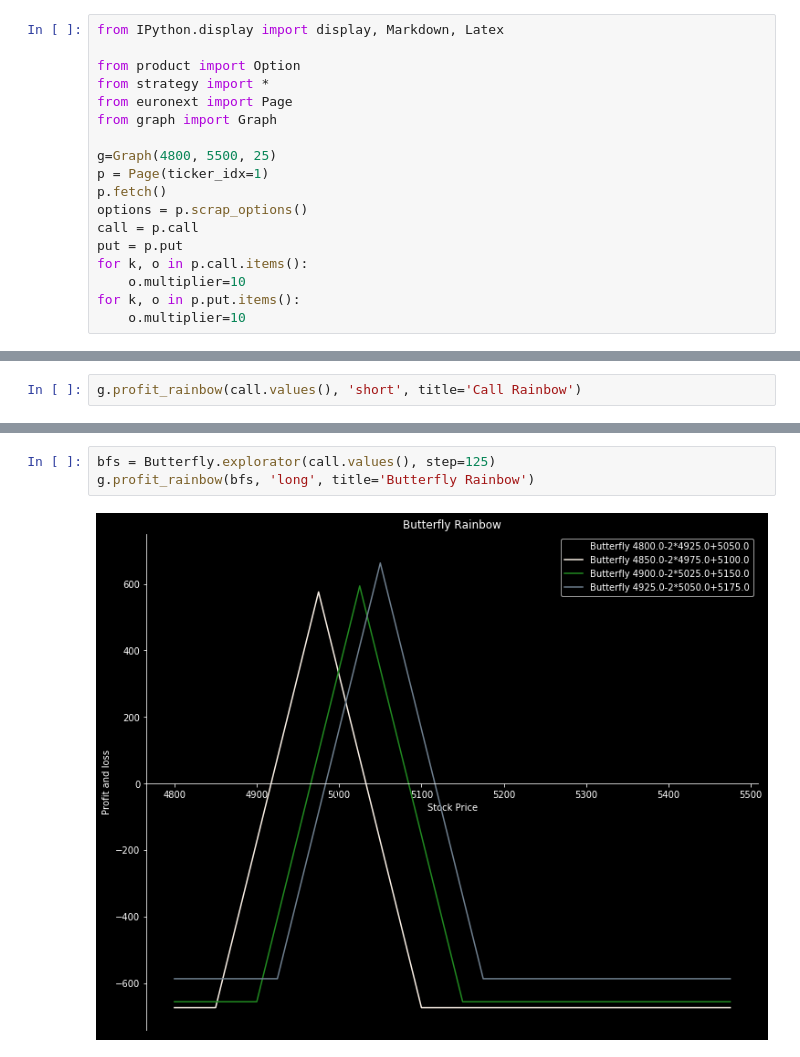
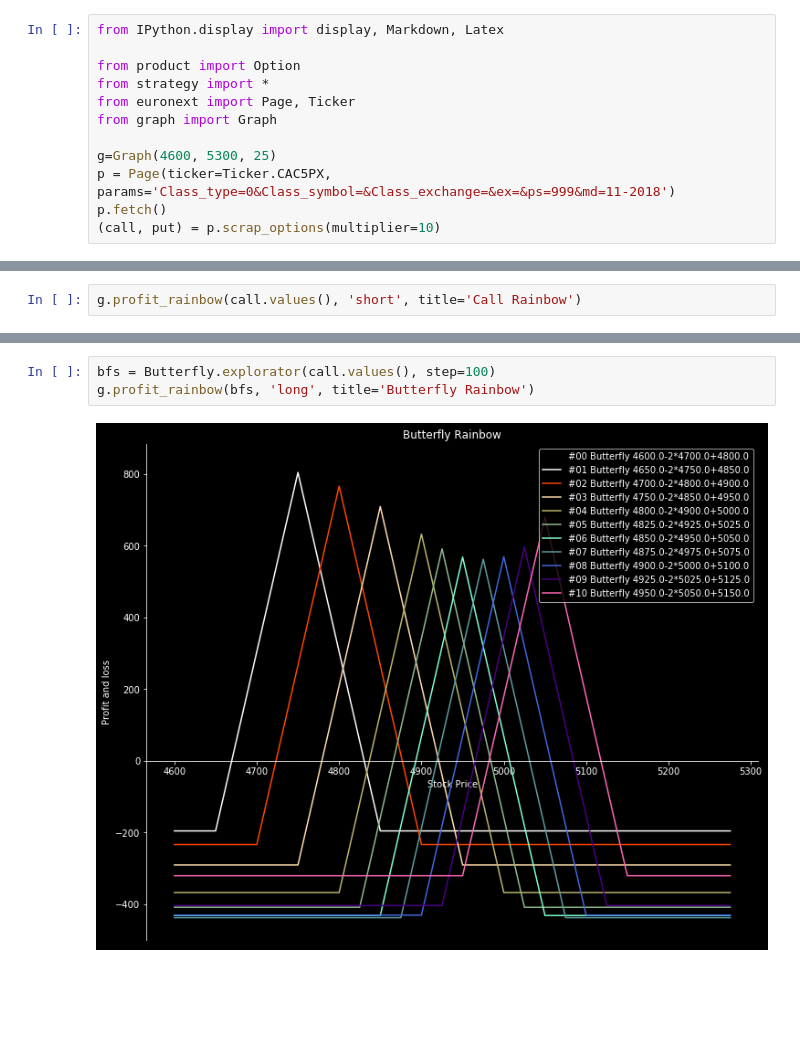
Before and after one commit to splanquart/spoption, a Jupyter notebook: butterfly_chooser.ipynb, the cells around one changed output, grey strips where cells are left out. Drawn from its saved outputs; the diff is of its cells as text; blank space fills up the shorter version.

```diff
--- a/butterfly_chooser.ipynb
+++ b/butterfly_chooser.ipynb
@@ -3,17 +3,11 @@ from IPython.display import display, Markdown, Latex
 
 from product import Option
 from strategy import *
-from euronext import Page
+from euronext import Page, Ticker
 from graph import Graph
 
-g=Graph(4800, 5500, 25)
-p = Page(ticker_idx=1)
+g=Graph(4600, 5300, 25)
+p = Page(ticker=Ticker.CAC5PX, params='Class_type=0&Class_symbol=&Class_exchange=&ex=&ps=999&md=11-2018')
 p.fetch()
-options = p.scrap_options()
-call = p.call
-put = p.put
-for k, o in p.call.items():
-    o.multiplier=10
-for k, o in p.put.items():
-    o.multiplier=10
+(call, put) = p.scrap_options(multiplier=10)
 # %%
@@ -38,5 +32,5 @@ g.profit_rainbow(bfs, 'long', title='Butterfly Rainbow')
 # %%
-bfs = Butterfly.explorator(call.values(), step=125)
+bfs = Butterfly.explorator(call.values(), step=100)
 g.profit_rainbow(bfs, 'long', title='Butterfly Rainbow')
 # %% [output]
-[figure, old version]
+[figure, new version]
```
Also changed, not shown: parts of 2 cells of this notebook, 3 other files.
